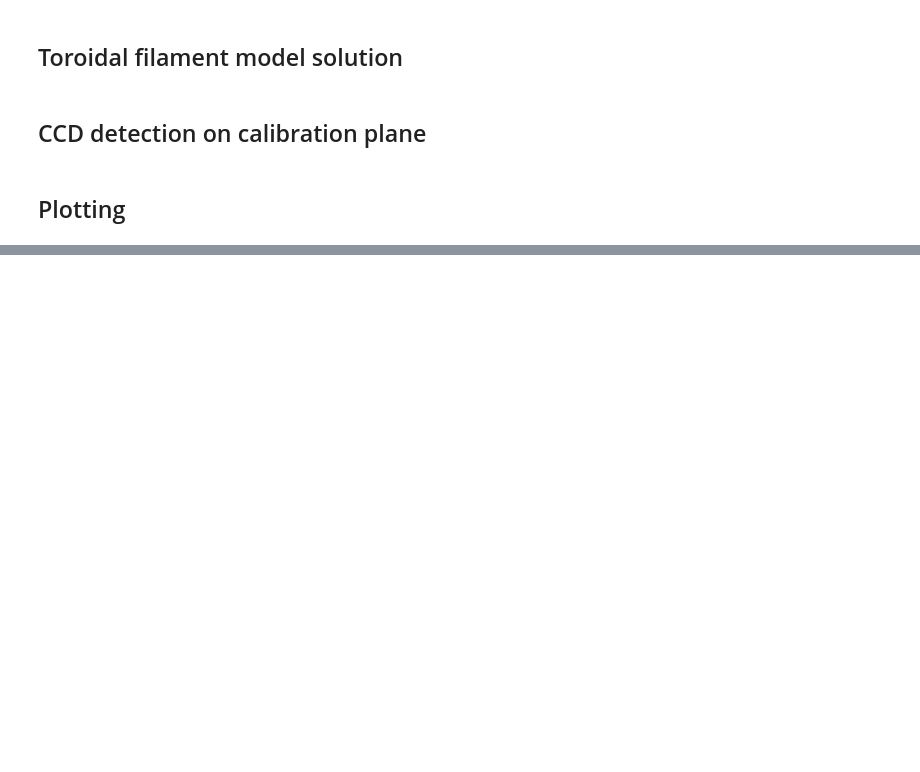
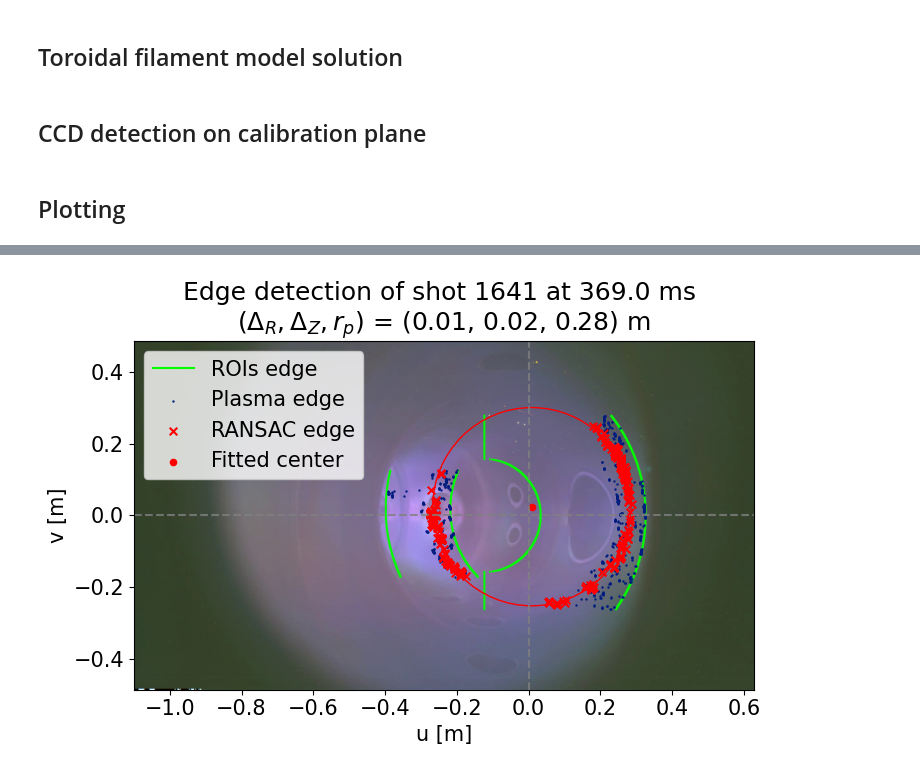
Before and after one commit to P-Attapon/TT1PlasmaColumnPosition, a Jupyter notebook: plotting.ipynb, the cells around one changed output, grey strips where cells are left out. Drawn from its saved outputs; the diff is of its cells as text; code cells hidden in the pictures; blank space fills up the shorter version.

```diff
--- a/plotting.ipynb
+++ b/plotting.ipynb
@@ -616,0 +362,96 @@ ax.grid()
+# %%
+shot_no, frame_no = str(1641) , str(218)
+img_path = os.path.join("resources","TTI frame",shot_no,f"{shot_no}_frames_jpg",f"{frame_no}.jpg")
+img = plt.imread(img_path)
+img_copy = img.copy()
+
+# clean image and turn to grayscale
+processed_image = process_image(img_copy,apply_hsv_mask=True)
+#detect plasma edge
+(x_high,y_high), (x_low,y_low) = field_edge_detection(processed_image)
+
+
+## convert pixel coordinate to calibration plane coordinate
+pixel_plane_ratio = 0.9   # mm per pixel
+x_center_pixel = 500
+y_center_pixel = 1080 // 2
+
+pixel_to_calibration = lambda q,edge_pixel, pixel_plane_ratio=0.9: (q - edge_pixel)*pixel_plane_ratio/1000
+
+# Convert pixel coordinates to meters for imshow extent
+height, width = img.shape[:2]
+
+# left, right, bottom, top in meters
+x_min = pixel_to_calibration(0, x_center_pixel, pixel_plane_ratio) - 0.65
+x_max = pixel_to_calibration(width, x_center_pixel, pixel_plane_ratio) - 0.65
+y_min = pixel_to_calibration(0, y_center_pixel, pixel_plane_ratio)
+y_max = pixel_to_calibration(height, y_center_pixel, pixel_plane_ratio)
+
+## Overlay ROIS onto image
+def mark_roi_variable_x(image_rgb, x0_list, xf_list, row_range, color=[0, 255, 0], half_size=3):
+    """Mark only the ROI edges (x0, xf) for each row."""
+    for i, (x0, xf) in zip(row_range, zip(x0_list, xf_list)):
+        for j in (x0, xf):  # only edges
+            y0, y1 = max(0, i - half_size), min(image_rgb.shape[0], i + half_size)
+            x0b, x1 = max(0, j - half_size), min(image_rgb.shape[1], j + half_size)
+            image_rgb[y0:y1, x0b:x1] = color
+
+# Mark both ROIs
+mark_roi_variable_x(img_copy,
+         TT1_circular_ROIs["ROI_high_x0"],
+         TT1_circular_ROIs["ROI_high_xf"],
+         TT1_circular_ROIs["high_row_range"])
+
+mark_roi_variable_x(img_copy,
+         TT1_circular_ROIs["ROI_low_x0"],
+         TT1_circular_ROIs["ROI_low_xf"],
+         TT1_circular_ROIs["low_row_range"])
+
+## Overlay edge detection onto image
+def edge_overlay(image,x_edge,y_edge):
+    for x, y in zip(x_edge, y_edge):
+        image[y-3 : y+3, x-3:x+3] = [255,0,0]
+    return
+
+# edge_overlay(img_copy,x_high,y_high)
+# edge_overlay(img_copy,x_low,y_low)
+
+
+#transform y = 0 to be at center of image
+y_high, y_low = y_high - 1080//2, y_low - 1080//2
+
+#convert to calibration_plane
+
+u_high, v_high = pixel_to_calibration(x_high,500), pixel_to_calibration(y_high,0)
+u_low, v_low = pixel_to_calibration(x_low,500), pixel_to_calibration(y_low,0)
+
+all_u, all_v = np.append(u_high,u_low), np.append(v_high,v_low)
+all_u -= R0
+
+(u0,v0,radius), circle_var, best_u, best_v = RANSAC_circle(all_u, all_v,epsilon = 0.01)
+
+# Display image with meter coordinates
+
+fig, ax = plt.subplots(1, figsize = (8,6))
+extent = [x_min, x_max, y_min, y_max]
+ax.imshow(img_copy, extent=extent, origin='lower', cmap='gray')
+ax.plot([],[], color = (0,1,0), label = "ROIs edge")
+
+ax.scatter(all_u,all_v, s = 0.5, label = "Plasma edge")
+ax.scatter(best_u, best_v,marker = "x", s = 30, label = "RANSAC edge", color = "red")
+ax.set_xlabel("u [m]")
+ax.set_ylabel("v [m]")
+
+center = (u0,v0)
+
+circle = Circle(center, radius, color = "red", fill = False, lw = 1)
+ax.add_patch(circle)
+ax.scatter([u0],[v0], color = "red", marker = "o", s = 20, label = "Fitted center")
+
+ax.axvline(0, linestyle = "--", color = "gray", alpha = 0.8)
+ax.axhline(0, linestyle = "--", color = "gray", alpha = 0.8)
+
+ax.set_title(f"Edge detection of shot {shot_no} at {frame_to_time(int(frame_no))} ms \n($\Delta_R, \Delta_Z, r_p$) = ({u0:.2f}, {v0:.2f}, {abs(radius):.2f}) m")
+
+ax.legend()
+# %% [output]
@@ -616,0 +459 @@ ax.grid()
+[figure, added]
```
Also changed, not shown: parts of 19 cells of this notebook.
